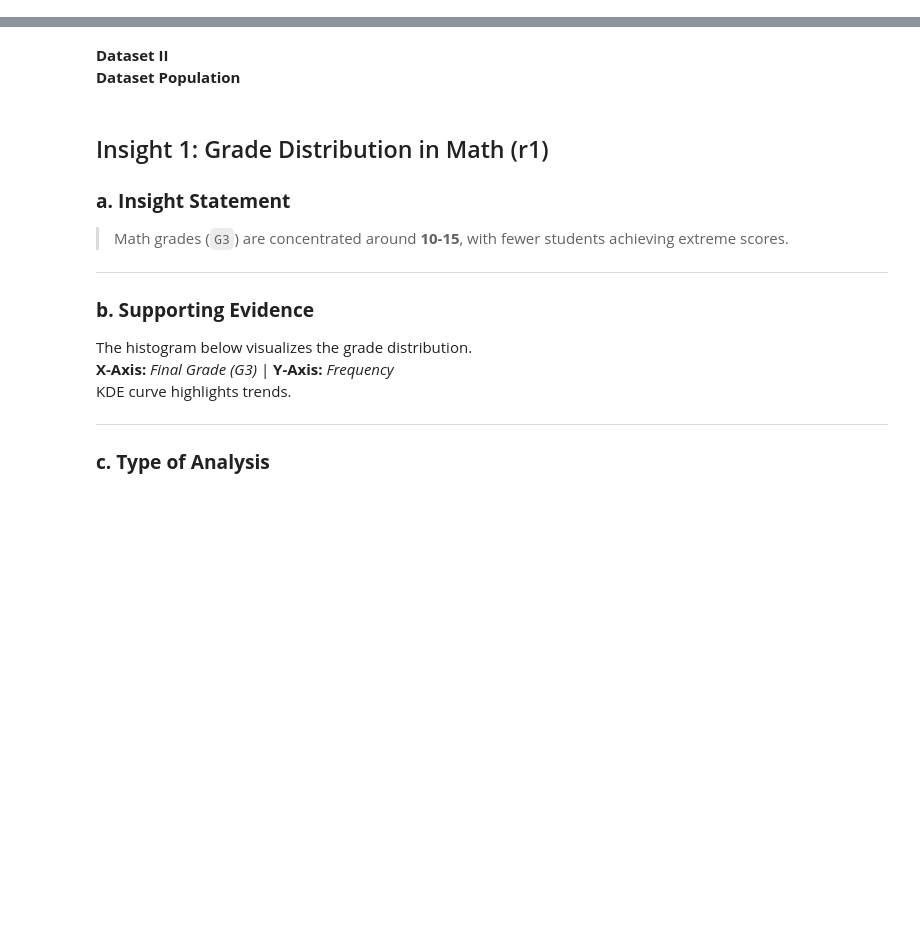
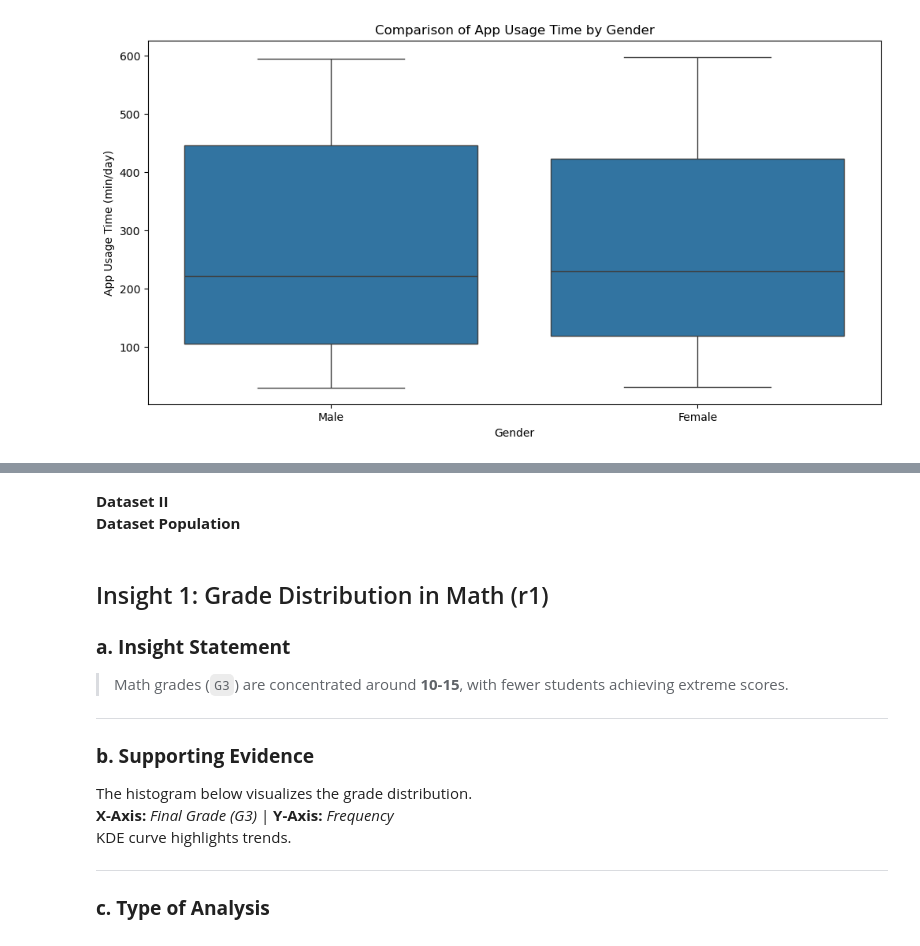
Before and after one commit to royruik/CSI4142_Assignments, a Jupyter notebook: A1_Jupyter_Analysis.ipynb, the cells around one changed output, grey strips where cells are left out. Drawn from its saved outputs; the diff is of its cells as text; code cells hidden in the pictures; blank space fills up the shorter version.

```diff
--- a/A1_Jupyter_Analysis.ipynb
+++ b/A1_Jupyter_Analysis.ipynb
@@ -65,0 +137,7 @@ import seaborn as sns
+# %%
+plt.figure(figsize=(12, 6))
+sns.boxplot(x="Gender", y="App Usage Time (min/day)", data=user_behavior)
+plt.title("Comparison of App Usage Time by Gender")
+plt.show()
+# %% [output]
+[figure, added]
```
Also changed, not shown: parts of 14 cells of this notebook, 1 other file.
